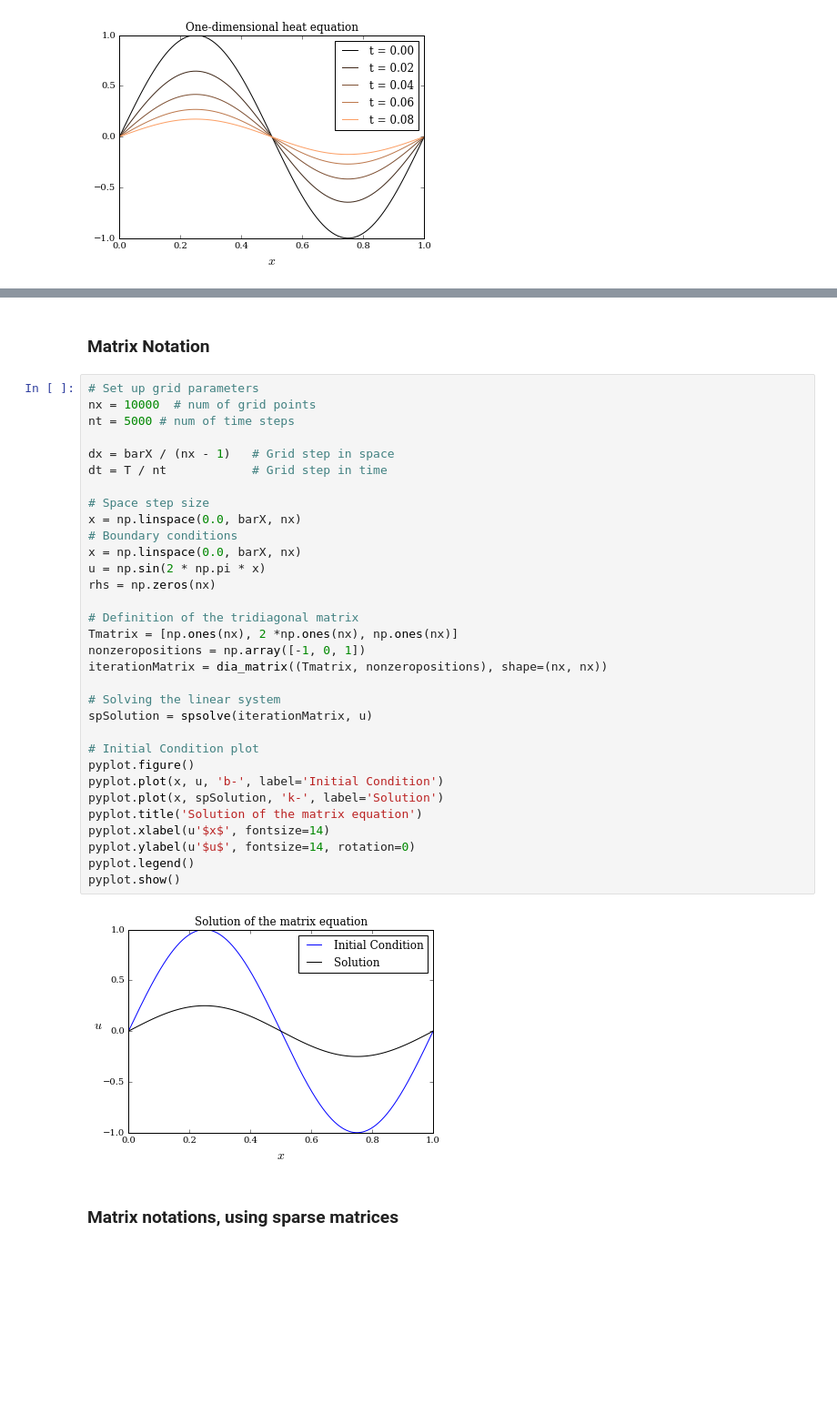
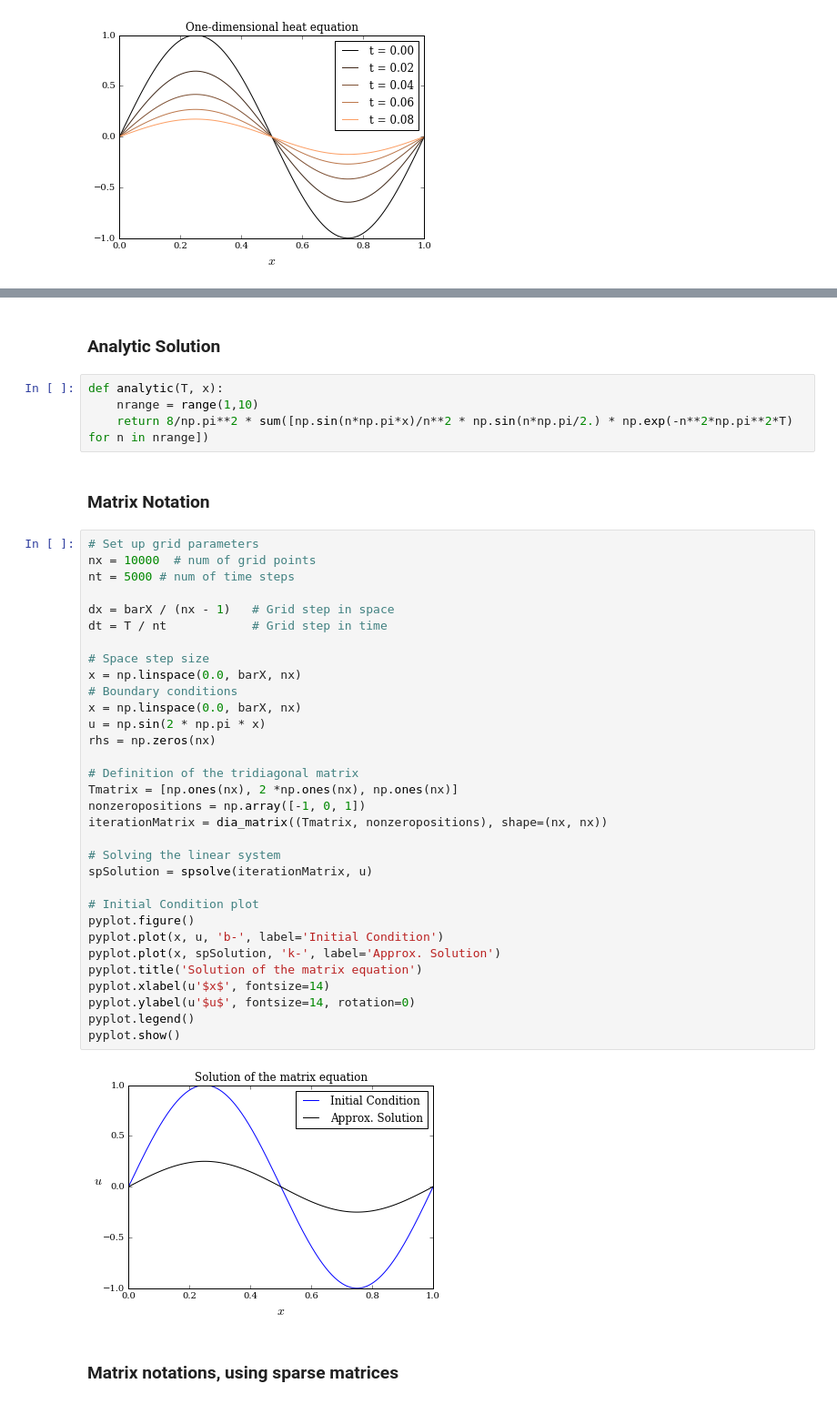
Before and after one commit to gavinconran/numerical-finance, a Jupyter notebook: 03_Discretisation/Heat_FDExplicit/IPythonHeatFD.ipynb, the cells around one changed output, grey strips where cells are left out. Shown at 91% size. Cells and saved outputs as stored; diff of their text form; blank space fills up the shorter version.

```diff
--- a/03_Discretisation/Heat_FDExplicit/IPythonHeatFD.ipynb
+++ b/03_Discretisation/Heat_FDExplicit/IPythonHeatFD.ipynb
@@ -133,4 +131,10 @@ pyplot.show()
 [figure]
+# %% [markdown]
+### Analytic Solution
+# %%
+def analytic(T, x):
+    nrange = range(1,10)
+    return 8/np.pi**2 * sum([np.sin(n*np.pi*x)/n**2 * np.sin(n*np.pi/2.) * np.exp(-n**2*np.pi**2*T) for n in nrange])
 # %% [markdown]
 ### Matrix Notation
 # %%
@@ -138,35 +142,35 @@ pyplot.show()
 nx = 10000  # num of grid points
 nt = 5000 # num of time steps
 
 dx = barX / (nx - 1)   # Grid step in space
 dt = T / nt            # Grid step in time
 
 # Space step size
 x = np.linspace(0.0, barX, nx)
 # Boundary conditions
 x = np.linspace(0.0, barX, nx)
 u = np.sin(2 * np.pi * x)
 rhs = np.zeros(nx)
 
 # Definition of the tridiagonal matrix
 Tmatrix = [np.ones(nx), 2 *np.ones(nx), np.ones(nx)]
 nonzeropositions = np.array([-1, 0, 1])
 iterationMatrix = dia_matrix((Tmatrix, nonzeropositions), shape=(nx, nx))
 
 # Solving the linear system
 spSolution = spsolve(iterationMatrix, u)
 
 # Initial Condition plot
 pyplot.figure()
 pyplot.plot(x, u, 'b-', label='Initial Condition')
-pyplot.plot(x, spSolution, 'k-', label='Solution')
+pyplot.plot(x, spSolution, 'k-', label='Approx. Solution')
 pyplot.title('Solution of the matrix equation')
 pyplot.xlabel(u'$x$', fontsize=14)
 pyplot.ylabel(u'$u$', fontsize=14, rotation=0)
 pyplot.legend()
 pyplot.show()
 # %% [output]
-[figure, old version]
+[figure, new version]
 # %% [markdown]
 ### Matrix notations, using sparse matrices
 # %%
```
Also changed, not shown: parts of 3 cells of this notebook, 1 other file.
